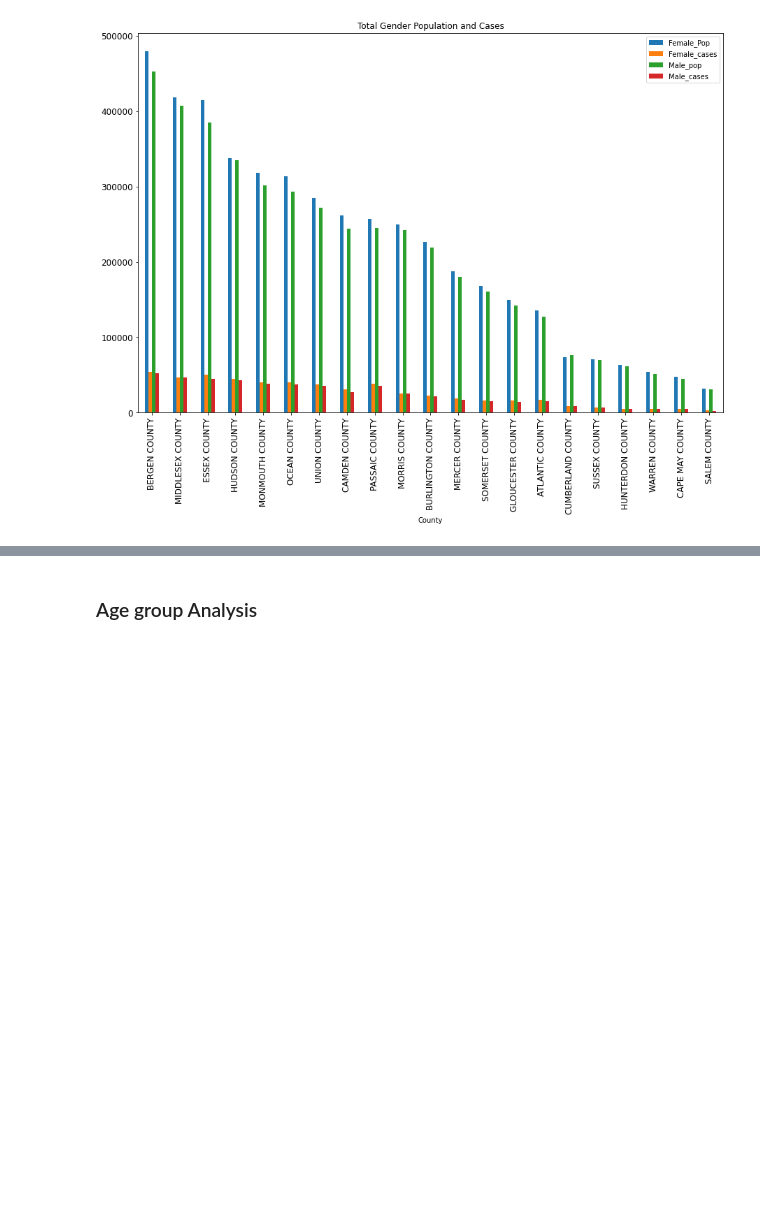
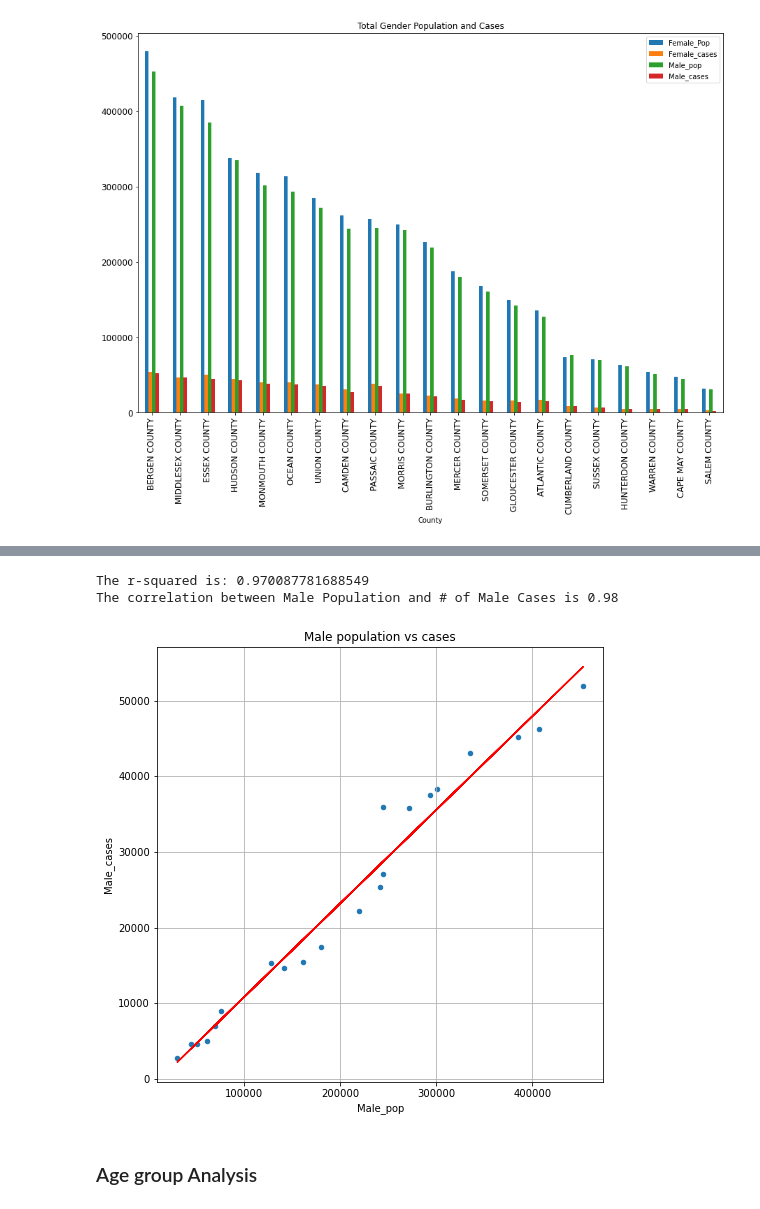
Before and after one commit to melissadiep94/covid19-project, a Jupyter notebook: Age_Gender_Population_per_County_API.ipynb, the cells around one changed output, grey strips where cells are left out. Cells and saved outputs as stored; diff of their text form; code cells hidden in the pictures; blank space fills up the shorter version.

```diff
--- a/Age_Gender_Population_per_County_API.ipynb
+++ b/Age_Gender_Population_per_County_API.ipynb
@@ -262,3 +290,21 @@ plt.show()
+# %%
+## Male
+Total_gender_cases_by_pop.plot(kind="scatter", x="Male_pop", y="Male_cases", grid=True, figsize=(8,8),
+              title="Male population vs cases")
+
+correlation = st.pearsonr(Total_gender_cases_by_pop["Male_pop"],Total_gender_cases_by_pop["Male_cases"])
+(slope, intercept, rvalue, pvalue, stderr) = linregress(Total_gender_cases_by_pop["Male_pop"],Total_gender_cases_by_pop["Male_cases"])
+regress_values = Total_gender_cases_by_pop["Male_pop"] * slope + intercept
+plt.plot(Total_gender_cases_by_pop["Male_pop"],regress_values,"r-")
+correlation = st.pearsonr(Total_gender_cases_by_pop["Male_pop"],Total_gender_cases_by_pop["Male_cases"])
+print(f"The r-squared is: {rvalue**2}")
+print(f"The correlation between Male Population and # of Male Cases is {round(correlation[0],2)}")
+
+plt.show()
+# %% [output]
+The r-squared is: 0.970087781688549
+The correlation between Male Population and # of Male Cases is 0.98
+[figure, added]
 # %% [markdown]
 ### Age group Analysis
 # %%
```
Also changed, not shown: parts of 8 cells of this notebook.
